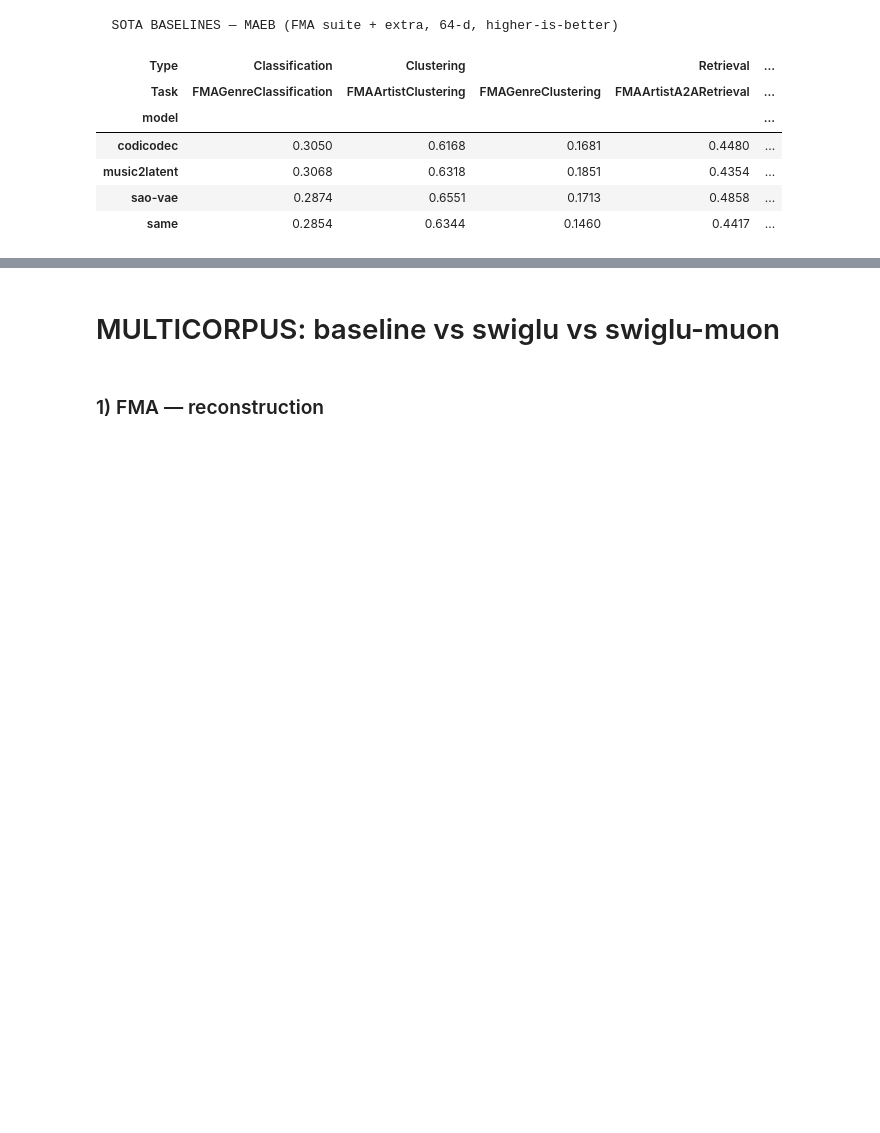
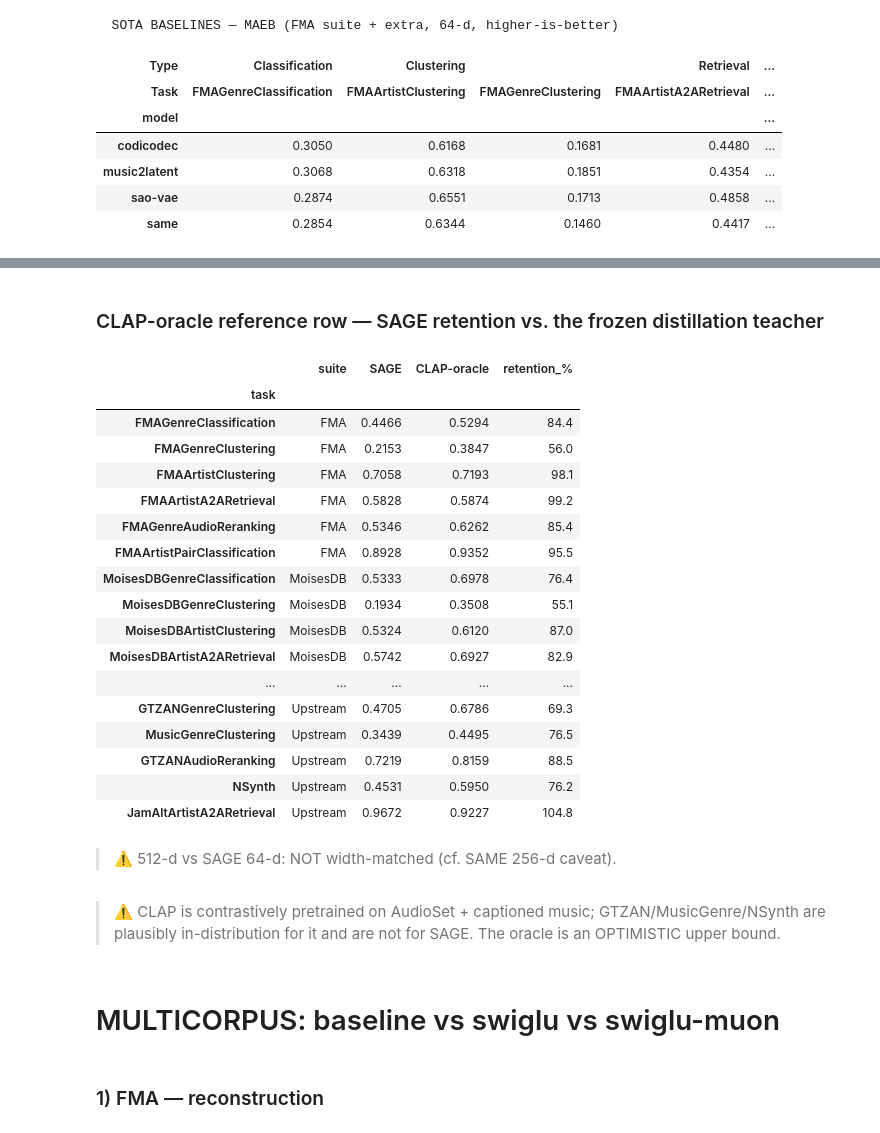
Before and after one commit to francescobrigante/SAGE, a Jupyter notebook: evaluation/results_viz.ipynb, the cells around one changed output, grey strips where cells are left out. Drawn from its saved outputs; the diff is of its cells as text; code cells hidden in the pictures; blank space fills up the shorter version.

```diff
--- a/evaluation/results_viz.ipynb
+++ b/evaluation/results_viz.ipynb
@@ -1470,4 +1471,77 @@ _Self-contained; reads `runs/final_eval/` only._
 ... (4 outputs left out)
+# %%
+# =====================================================================
+# CLAP-ORACLE reference row — anti-circularity check (§4.5 defense).
+# SELF-CONTAINED-ish: reuses _maeb_root()/load_maeb()/CORE_FMA/MOIS/MAEB_MUSIC
+# from the FINAL EVAL cell above (run that cell first).
+#
+# The oracle is the FROZEN distillation teacher (music_audioset_epoch_15,
+# same checkpoint as CLAPTeacher in loss_manager.py:391) probed on the exact
+# same 19 MAEB tasks as SAGE. NOT a baseline — CLAP reconstructs no audio, so
+# it never appears in the recon tables above. Purpose: bound how much of the
+# teacher's semantic power survives inside SAGE's 64-d invertible latent.
+#
+# "pretrain-risk" tasks = plausibly IN-DISTRIBUTION for CLAP's own AudioSet +
+# captioned-music contrastive pretraining (GTZAN*, MusicGenreClustering,
+# NSynth) — SAGE never saw labels for any of them. Retention should read
+# LOWER on these if the margin is really pretraining, not just teacher size.
+# =====================================================================
+ORACLE_SUMMARY = FE / "maeb" / "maeb_clap_oracle" / "oracle__clap-teacher" / "music_audioset_epoch_15_esc_90.14" / "summary.json"
+
+def clap_oracle_table(sage_tag: str = "SAGE_e992_tri2"):
+    if not ORACLE_SUMMARY.exists():
+        display(Markdown(f"*(no CLAP-oracle run found at `{ORACLE_SUMMARY}`)*"))
+        return None
+    oracle = json.loads(ORACLE_SUMMARY.read_text())
+    sage = load_maeb(_maeb_root(sage_tag))
+
+    tasks = CORE_FMA + MOIS + MAEB_MUSIC   # same 19, same order as tables 3/4/5
+    rows = []
+    for t in tasks:
+        s, o = sage.get(t), oracle["results"].get(t)
+        rows.append({
+            "task": t,
+            "suite": ("FMA" if t in CORE_FMA else "MoisesDB" if t in MOIS else "Upstream"),
+            "SAGE": s,
+            "CLAP-oracle": o,
+            "retention_%": 100 * s / o if (s is not None and o) else float("nan"),
+        })
+    df = pd.DataFrame(rows).set_index("task")
+
+    display(Markdown("### CLAP-oracle reference row — SAGE retention vs. the frozen distillation teacher"))
+    def hl(s):
+        if s.name != "retention_%": return [""] * len(s)
+        return ["color:#cc6600;font-weight:bold" if pd.notna(v) else "" for v in s]
+    display(df.style.apply(hl).format(
+        {"SAGE": "{:.4f}", "CLAP-oracle": "{:.4f}", "retention_%": "{:.1f}"}, na_rep="—"))
+
+    for c in oracle.get("caveats", []):
+        display(Markdown(f"> ⚠️ {c}"))
+    return df
+
+clap_oracle = clap_oracle_table()
+# %% [output]
+### CLAP-oracle reference row — SAGE retention vs. the frozen distillation teacher
+|  | suite | SAGE | CLAP-oracle | retention_% |
+| task |  |  |  |  |
+| FMAGenreClassification | FMA | 0.4466 | 0.5294 | 84.4 |
+| FMAGenreClustering | FMA | 0.2153 | 0.3847 | 56.0 |
+| FMAArtistClustering | FMA | 0.7058 | 0.7193 | 98.1 |
+| FMAArtistA2ARetrieval | FMA | 0.5828 | 0.5874 | 99.2 |
+| FMAGenreAudioReranking | FMA | 0.5346 | 0.6262 | 85.4 |
+| FMAArtistPairClassification | FMA | 0.8928 | 0.9352 | 95.5 |
+| MoisesDBGenreClassification | MoisesDB | 0.5333 | 0.6978 | 76.4 |
+| MoisesDBGenreClustering | MoisesDB | 0.1934 | 0.3508 | 55.1 |
+| MoisesDBArtistClustering | MoisesDB | 0.5324 | 0.6120 | 87.0 |
+| MoisesDBArtistA2ARetrieval | MoisesDB | 0.5742 | 0.6927 | 82.9 |
+| ... | ... | ... | ... | ... |
+| GTZANGenreClustering | Upstream | 0.4705 | 0.6786 | 69.3 |
+| MusicGenreClustering | Upstream | 0.3439 | 0.4495 | 76.5 |
+| GTZANAudioReranking | Upstream | 0.7219 | 0.8159 | 88.5 |
+| NSynth | Upstream | 0.4531 | 0.5950 | 76.2 |
+| JamAltArtistA2ARetrieval | Upstream | 0.9672 | 0.9227 | 104.8 |
+> ⚠️ 512-d vs SAGE 64-d: NOT width-matched (cf. SAME 256-d caveat).
+> ⚠️ CLAP is contrastively pretrained on AudioSet + captioned music; GTZAN/MusicGenre/NSynth are plausibly in-distribution for it and are not for SAGE. The oracle is an OPTIMISTIC upper bound.
 # %%
 # =====================================================================
 # MULTICORPUS EVALUATION
```
Also changed, not shown: parts of 10 cells of this notebook, 42 other files.
